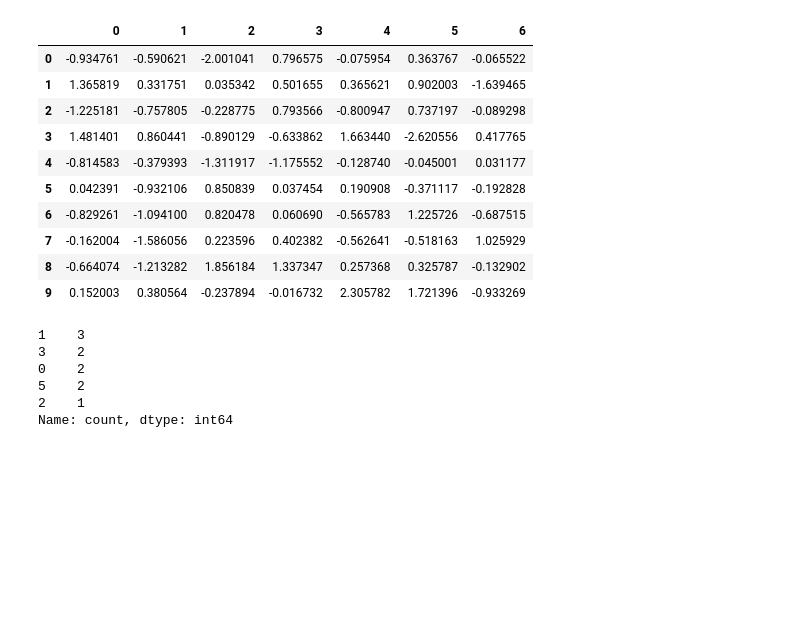
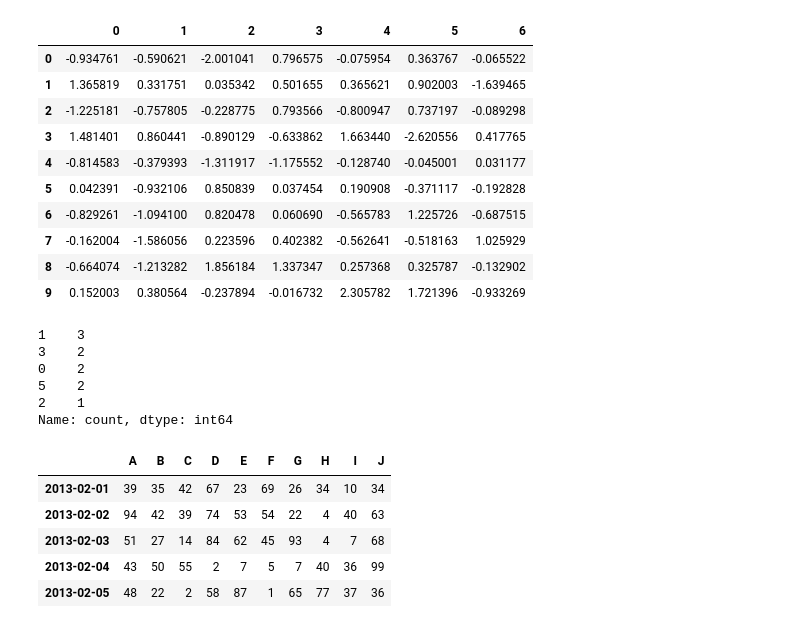
Before and after one commit to miggi27/AI_test, a Jupyter notebook: alone/ex01.ipynb, the cells around one changed output. Cells and saved outputs as stored; diff of their text form; code cells hidden in the pictures; blank space fills up the shorter version.

Commit message:
데이터프레임 랜덤생성
pd.DataFrame(np.random.randint(0, 100, size=(5, 10)))

```diff
--- a/alone/ex01.ipynb
+++ b/alone/ex01.ipynb
@@ -349,3 +349,25 @@ s.value_counts()
 5    2
 2    1
 Name: count, dtype: int64
+# %%
+import pandas as pd
+import string
+
+# 1. 예시 데이터프레임 k 생성 (행 n개, 열 m개)
+# 여기서는 예시로 5행 10열짜리 데이터를 가정했습니다.
+import numpy as np
+k = pd.DataFrame(np.random.randn(5, 10))
+k = pd.DataFrame(np.random.randint(0, 100, size=(5, 10)))
+# 2. 컬럼명 설정 (A부터 열 개수만큼)
+# string.ascii_uppercase는 'ABCDEFGHIJKLMNOPQRSTUVWXYZ'를 가집니다.
+k.columns = [string.ascii_uppercase[i] for i in range(k.shape[1])]
+# 3. 인덱스 설정 (2013-02-01부터 행 개수만큼)
+k.index = pd.date_range(start='2013-02-01', periods=k.shape[0])
+k
+# %% [output]
+|  | A | B | C | D | E | F | G | H | I | J |
+| 2013-02-01 | 39 | 35 | 42 | 67 | 23 | 69 | 26 | 34 | 10 | 34 |
+| 2013-02-02 | 94 | 42 | 39 | 74 | 53 | 54 | 22 | 4 | 40 | 63 |
+| 2013-02-03 | 51 | 27 | 14 | 84 | 62 | 45 | 93 | 4 | 7 | 68 |
+| 2013-02-04 | 43 | 50 | 55 | 2 | 7 | 5 | 7 | 40 | 36 | 99 |
+| 2013-02-05 | 48 | 22 | 2 | 58 | 87 | 1 | 65 | 77 | 37 | 36 |
```
